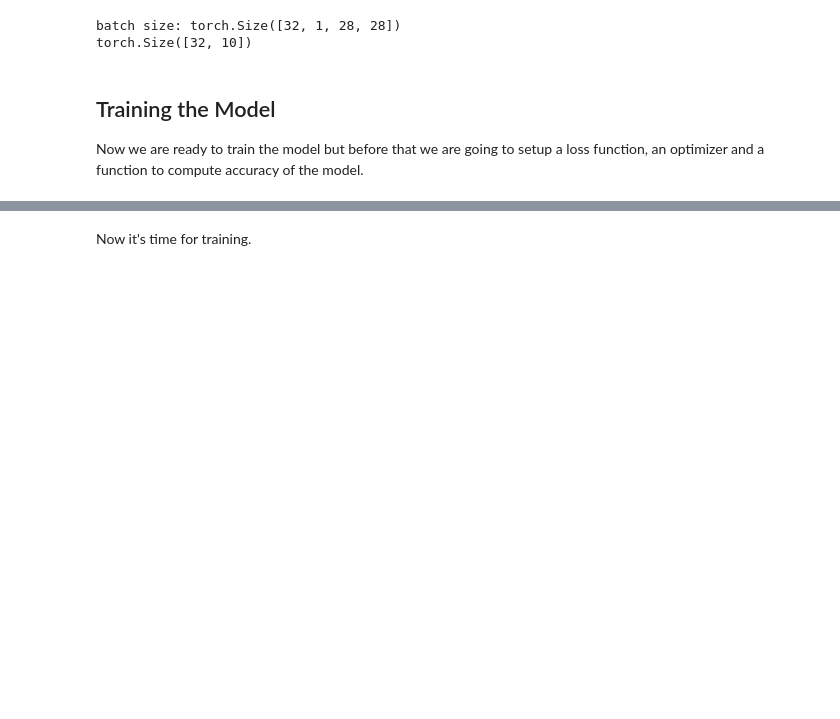
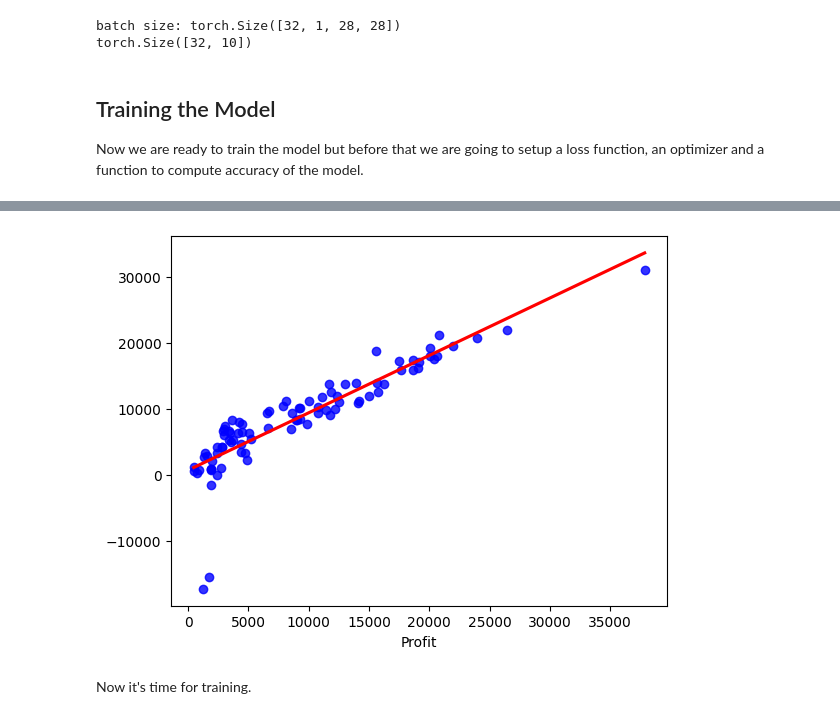
Before and after one commit to apurv2000/Django, a Jupyter notebook: pytorch_quick_start.ipynb, the cells around one changed output, grey strips where cells are left out. Drawn from its saved outputs; the diff is of its cells as text; code cells hidden in the pictures; blank space fills up the shorter version.

```diff
--- a/pytorch_quick_start.ipynb
+++ b/pytorch_quick_start.ipynb
@@ -121,0 +65,9 @@ Done!
+# %%
+X= fin_data[['Item Price','Total Revenue','Month Number', 'Year','Segment_Channel Partners', 'Segment_Enterprise', 'Segment_Government',
+       'Segment_Midmarket', 'Segment_Small Business', 'Country_Canada',
+       'Country_France', 'Country_Germany', 'Country_Mexico',
+       'Country_United States of America', 'Item Name_ Amarilla ',
+       'Item Name_ Carretera ', 'Item Name_ Montana ', 'Item Name_ Paseo ',
+       'Item Name_ VTT ', 'Item Name_ Velo ']]
+y = fin_data['Profit']
+X,y
@@ -144,0 +97,5 @@ imshow(torchvision.utils.make_grid(images))
+# %%
+
+X_train, X_test, y_train, y_test = train_test_split(X, y, test_size=0.2, random_state=51)
+
+X_train.shape,X_test.shape,y_train.shape,y_test.shape
@@ -190,0 +124,6 @@ class MyModel(nn.Module):
+# %%
+
+lr = LinearRegression()
+
+lr.fit(X_train, y_train)
+lr.score(X_test, y_test)
@@ -222,0 +148,4 @@ def get_accuracy(logit, target, batch_size):
+# %%
+y_pred = lr.predict(X_test)
+pred_df=pd.DataFrame({'Actual Value':y_test,'Predicted Value':y_pred,'Difference':y_test-y_pred})
+pred_df
@@ -223,3 +166,7 @@ def get_accuracy(logit, target, batch_size):
+# %%
+sns.regplot(x=y_test,y=y_pred,ci=None,scatter_kws={"color": "blue"}, line_kws={"color": "red"});
+# %% [output]
+[figure, added]
 # %% [markdown]
 Now it's time for training.
 # %%
```
Also changed, not shown: parts of 13 cells of this notebook.
